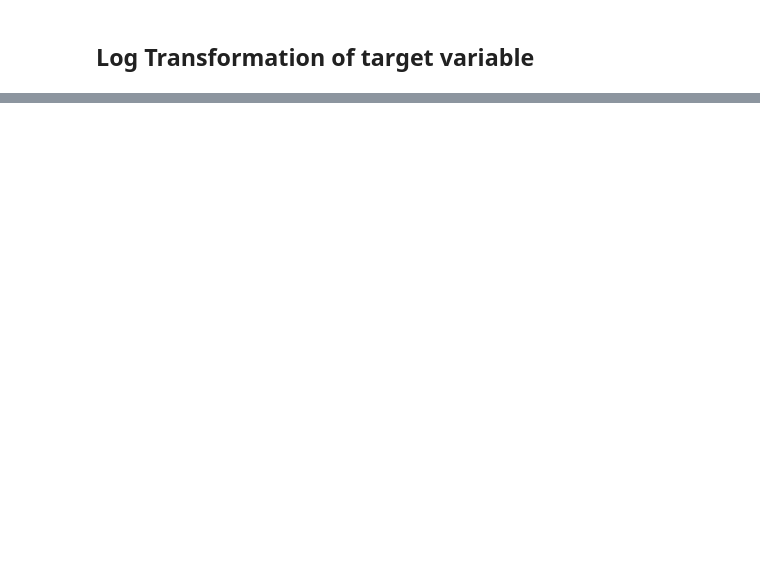
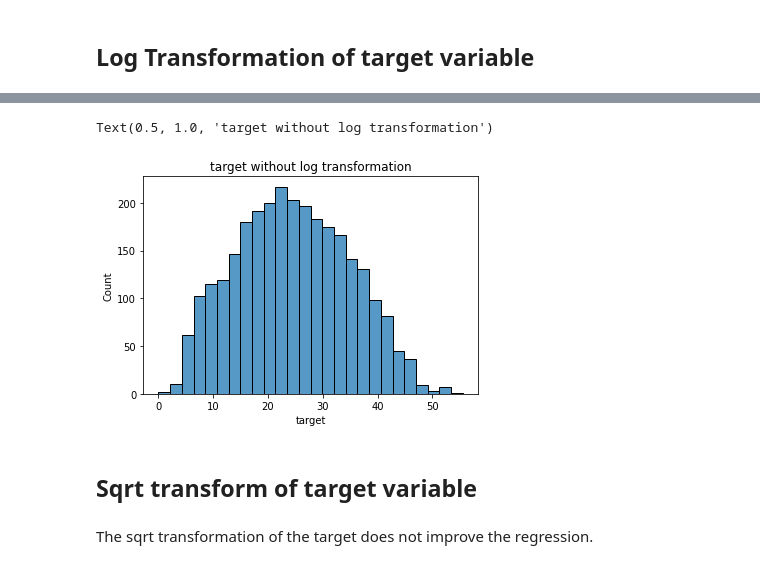
Before and after one commit to christine-berlin/Zindi_Data_female_households_RSA, a Jupyter notebook: models/random_forest_model.ipynb, the cells around one changed output, grey strips where cells are left out. Saved outputs shown, nothing was run; the diff lists cells and outputs as text; code cells hidden in the pictures; blank space fills up the shorter version.

```diff
--- a/models/random_forest_model.ipynb
+++ b/models/random_forest_model.ipynb
@@ -177,0 +331,10 @@ ax.plot();
+# %%
+sns.histplot(df["target"])
+plt.title('target without log transformation')
+# %% [output]
+Text(0.5, 1.0, 'target without log transformation')
+[figure, added]
+# %% [markdown]
+## Sqrt transform of target variable
+# %% [markdown]
+The sqrt transformation of the target does not improve the regression.
```
Also changed, not shown: parts of 66 cells of this notebook, 1 other file.
